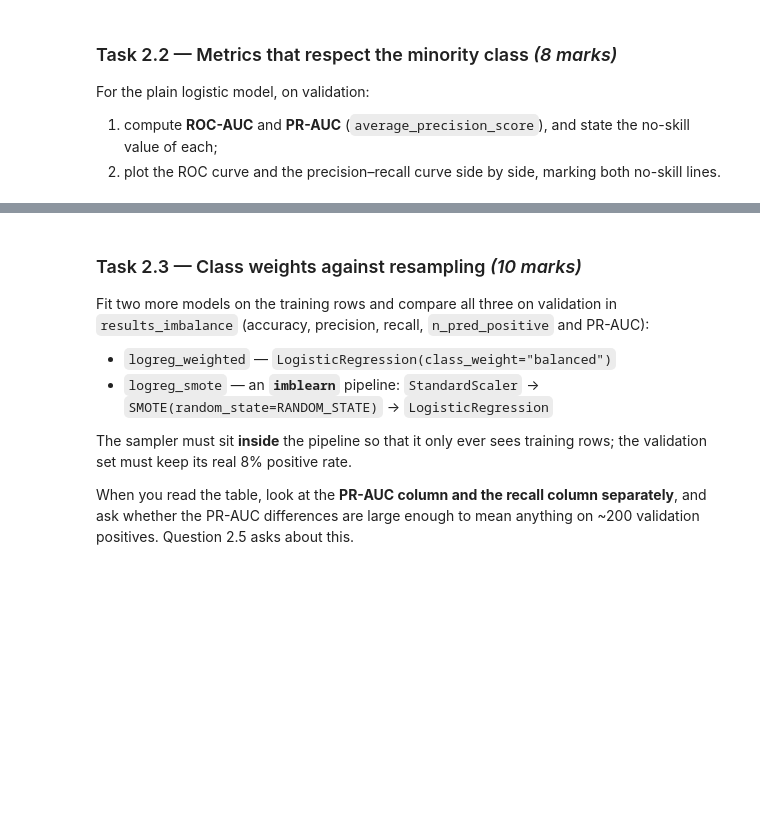
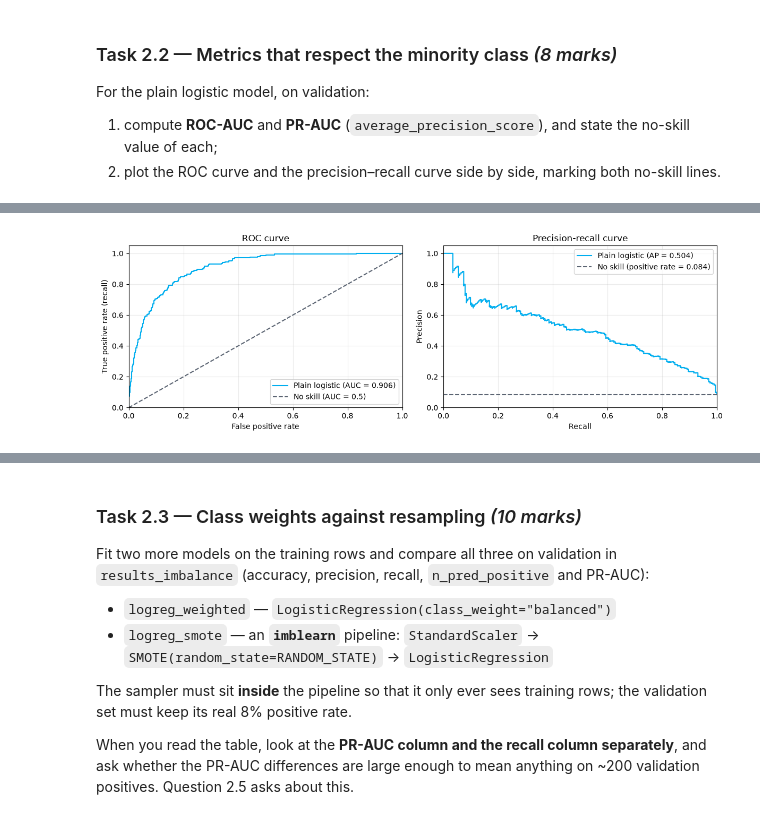
Before and after one commit to momoGrech/AdvancedAI_7CS133, a Jupyter notebook: Portfolio_Task1/AdvancedAI_7CS133_Portfolio_Task1.ipynb, the cells around one changed output, grey strips where cells are left out. Cells and saved outputs as stored; diff of their text form; code cells hidden in the pictures; blank space fills up the shorter version.

```diff
--- a/Portfolio_Task1/AdvancedAI_7CS133_Portfolio_Task1.ipynb
+++ b/Portfolio_Task1/AdvancedAI_7CS133_Portfolio_Task1.ipynb
@@ -470 +700,19 @@ costs far more than a false alarm**.
+# %%
+#A `clf_scores(model, X_, y_)` helper returning accuracy, precision, recall, n_pred_positive
+def clf_scores(model, X_, y_):
+    #Return classification metrics using the fitted model's default threshold.
+    predictions = model.predict(X_)
+    return {
+        "accuracy": accuracy_score(y_, predictions),
+        # The majority-class dummy predicts no positives, so define precision as 0.
+        "precision": precision_score(y_, predictions, zero_division=0),
+        "recall": recall_score(y_, predictions, zero_division=0),
+        "n_pred_positive": int(np.count_nonzero(predictions == 1)),
+    }
+
+def fit_and_score_classification(estimator):
+    pipe = make_scaled_pipeline(estimator)
+    # Fit both the scaler and estimator on training rows only.
+    pipe.fit(Xc_train, yc_train)
+    return pipe, clf_scores(pipe, Xc_val, yc_val)
 # %%
@@ -504,0 +794,60 @@ print("ROC-AUC:", roc_auc, "| PR-AUC:", pr_auc)
+# %%
+# Predictting the probability of the positive class.
+proba_val = logreg_plain.predict_proba(Xc_val)[:, 1]
+
+# Calculatting performance scores and the no-skill PR baseline.
+roc_auc = roc_auc_score(yc_val, proba_val)
+pr_auc = average_precision_score(yc_val, proba_val)
+positive_rate = yc_val.mean()
+
+# Random ranking has an expected ROC-AUC of 0.50, hence we hardcode this no-skill baseline.
+print(f"ROC-AUC: {roc_auc:.3f} | No-skill ROC-AUC: 0.500")
+print(
+    f"PR-AUC (average precision): {pr_auc:.3f} | "
+    f"No-skill PR baseline: {positive_rate:.3f}"
+)
+
+# Calculate the points for both curves.
+fpr, tpr, _ = roc_curve(yc_val, proba_val)
+precision, recall, _ = precision_recall_curve(yc_val, proba_val)
+
+fig, (ax_roc, ax_pr) = plt.subplots(1, 2, figsize=(12, 4))
+
+# Plot the ROC curve and its no-skill baseline.
+ax_roc.plot(
+    fpr, tpr, color=UOW["cyan"],
+    label=f"Plain logistic (AUC = {roc_auc:.3f})"
+)
+ax_roc.plot(
+    [0, 1], [0, 1], "--", color=UOW["slate"],
+    label="No skill (AUC = 0.5)"
+)
+ax_roc.set(
+    xlabel="False positive rate",
+    ylabel="True positive rate (recall)",
+    title="ROC curve"
+)
+
+# Plotting the precision-recall curve and its no-skill baseline.
+ax_pr.step(
+    recall, precision, where="post", color=UOW["cyan"],
+    label=f"Plain logistic (AP = {pr_auc:.3f})"
+)
+ax_pr.axhline(
+    positive_rate, linestyle="--", color=UOW["slate"],
+    label=f"No skill (positive rate = {positive_rate:.3f})"
+)
+ax_pr.set(
+    xlabel="Recall",
+    ylabel="Precision",
+    title="Precision-recall curve"
+)
+
+# Applying the same limits and legend settings to both plots.
+for ax in (ax_roc, ax_pr):
+    ax.set(xlim=(0, 1), ylim=(0, 1.05))
+    ax.legend()
+
+plt.tight_layout()
+plt.show()
+# %% [output]
@@ -505,3 +856,4 @@ print("ROC-AUC:", roc_auc, "| PR-AUC:", pr_auc)
+[figure, added]
 # %%
 # ===== SELF-CHECK 2.2 =====
 assert roc_auc is not None and pr_auc is not None, "Compute both metrics."
```
Also changed, not shown: parts of 24 cells of this notebook.
